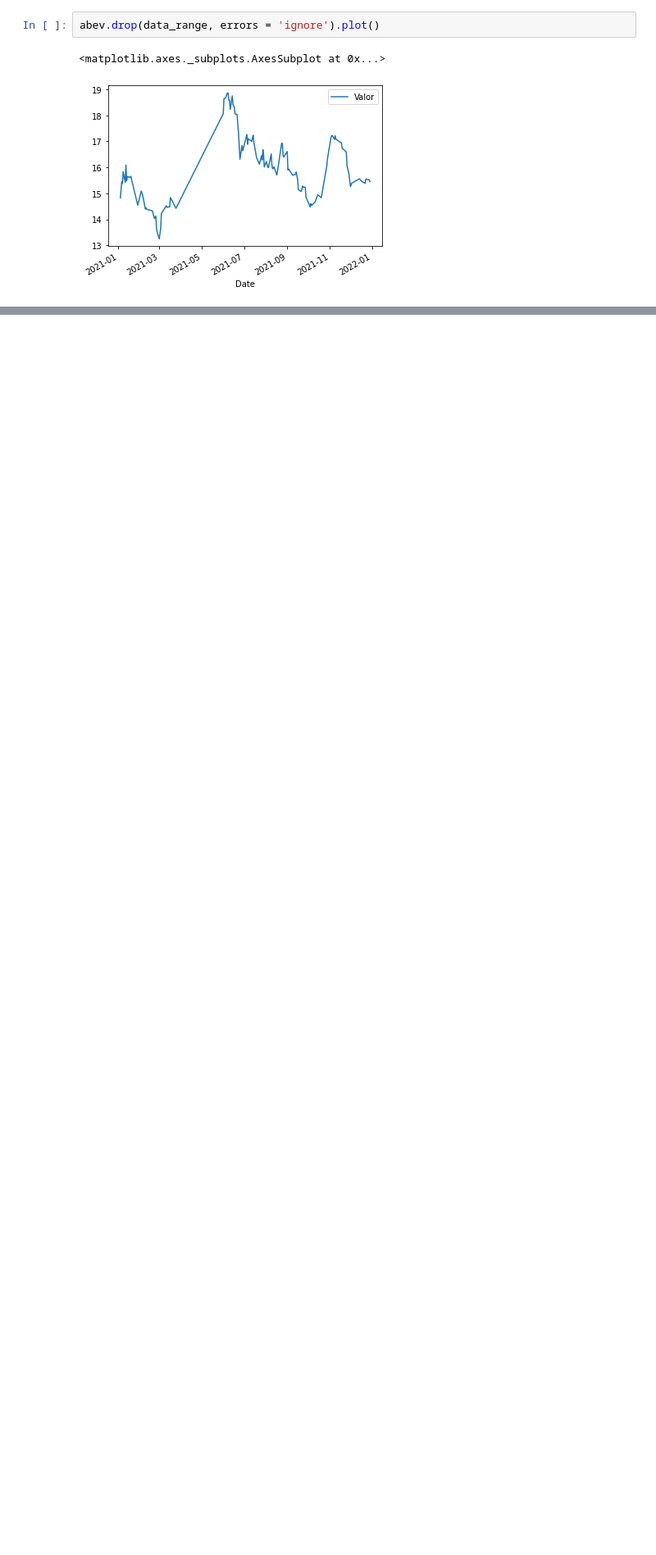
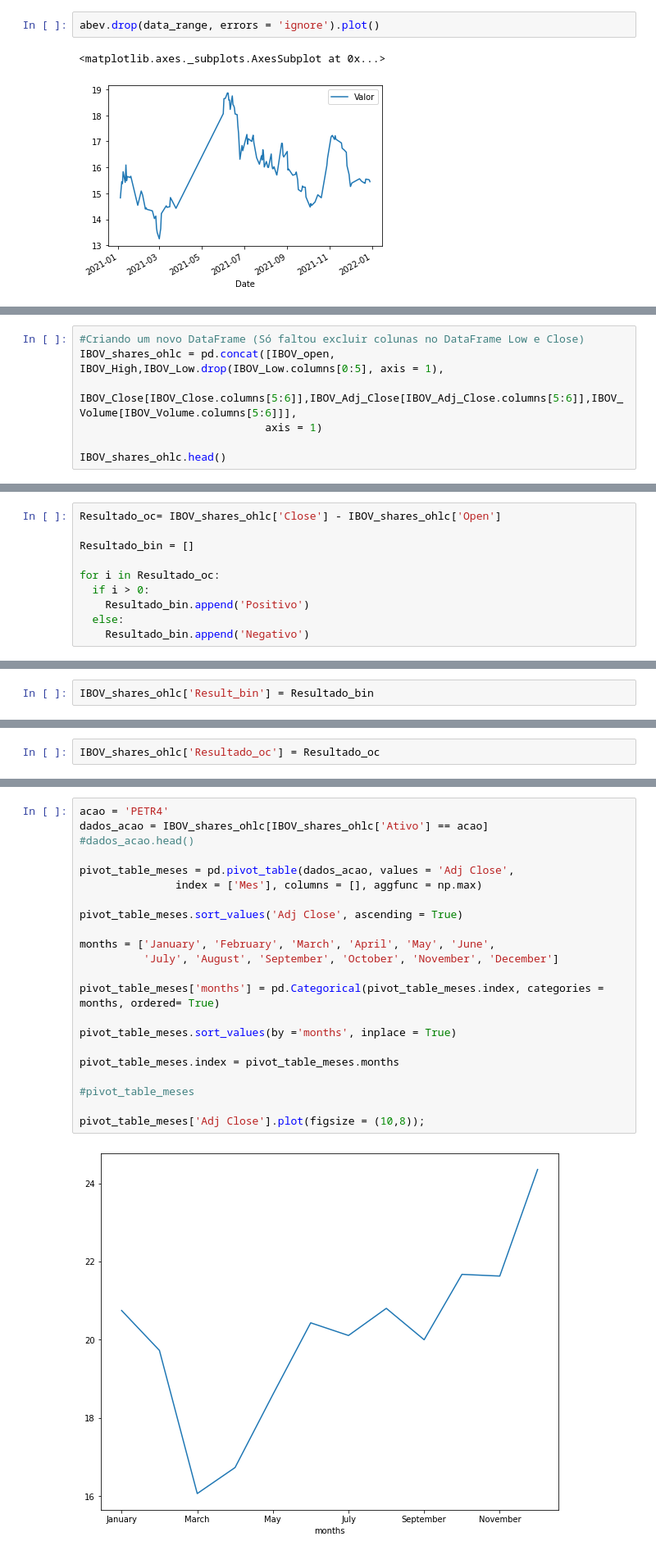
Before and after one commit to andrejuniorba/Python-CienciaDeDados, a Jupyter notebook: Manipulação_de_Dados.ipynb, the cells around one changed output, grey strips where cells are left out. Shown at 82% size. Drawn from its saved outputs; the diff is of its cells as text; blank space fills up the shorter version.

```diff
--- a/Manipulação_de_Dados.ipynb
+++ b/Manipulação_de_Dados.ipynb
@@ -1297,0 +1626,7 @@ abev.drop(data_range, errors = 'ignore').plot()
+# %%
+#Criando um novo DataFrame (Só faltou excluir colunas no DataFrame Low e Close)
+IBOV_shares_ohlc = pd.concat([IBOV_open, IBOV_High,IBOV_Low.drop(IBOV_Low.columns[0:5], axis = 1),
+                             IBOV_Close[IBOV_Close.columns[5:6]],IBOV_Adj_Close[IBOV_Adj_Close.columns[5:6]],IBOV_Volume[IBOV_Volume.columns[5:6]]],
+                             axis = 1)
+
+IBOV_shares_ohlc.head()
@@ -1297,0 +1644,10 @@ abev.drop(data_range, errors = 'ignore').plot()
+# %%
+Resultado_oc= IBOV_shares_ohlc['Close'] - IBOV_shares_ohlc['Open']
+
+Resultado_bin = []
+
+for i in Resultado_oc:
+  if i > 0:
+    Resultado_bin.append('Positivo')
+  else:
+    Resultado_bin.append('Negativo')
@@ -1297,0 +1674,2 @@ abev.drop(data_range, errors = 'ignore').plot()
+# %%
+IBOV_shares_ohlc['Result_bin'] = Resultado_bin
@@ -1297,0 +1736,2 @@ abev.drop(data_range, errors = 'ignore').plot()
+# %%
+IBOV_shares_ohlc['Resultado_oc'] = Resultado_oc
@@ -1297,0 +1902,24 @@ abev.drop(data_range, errors = 'ignore').plot()
+# %%
+acao = 'PETR4'
+dados_acao = IBOV_shares_ohlc[IBOV_shares_ohlc['Ativo'] == acao]
+#dados_acao.head()
+
+pivot_table_meses = pd.pivot_table(dados_acao, values = 'Adj Close',
+               index = ['Mes'], columns = [], aggfunc = np.max)
+
+pivot_table_meses.sort_values('Adj Close', ascending = True)
+
+months = ['January', 'February', 'March', 'April', 'May', 'June',
+          'July', 'August', 'September', 'October', 'November', 'December']
+
+pivot_table_meses['months'] = pd.Categorical(pivot_table_meses.index, categories = months, ordered= True)
+
+pivot_table_meses.sort_values(by ='months', inplace = True)
+
+pivot_table_meses.index = pivot_table_meses.months
+
+#pivot_table_meses
+
+pivot_table_meses['Adj Close'].plot(figsize = (10,8));
+# %% [output]
+[figure, added]
```
Also changed, not shown: parts of 109 cells of this notebook.
